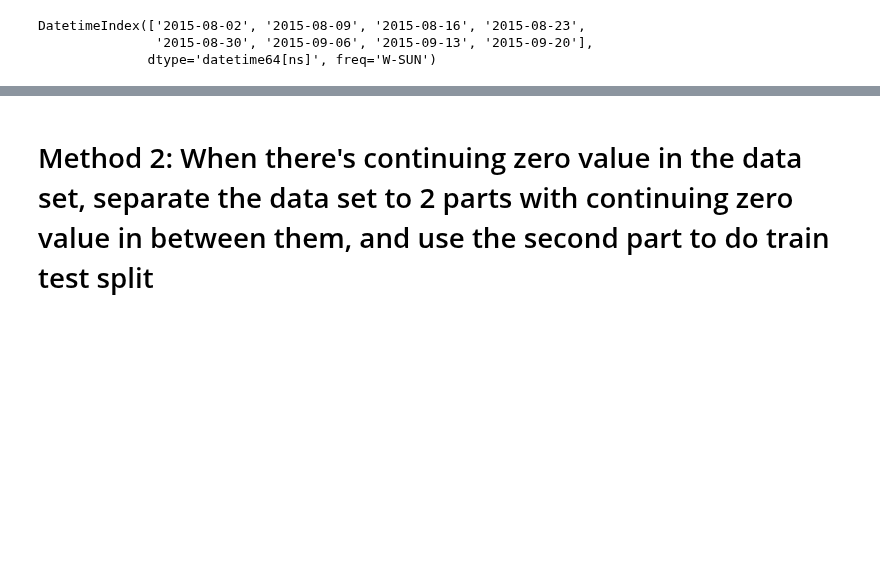
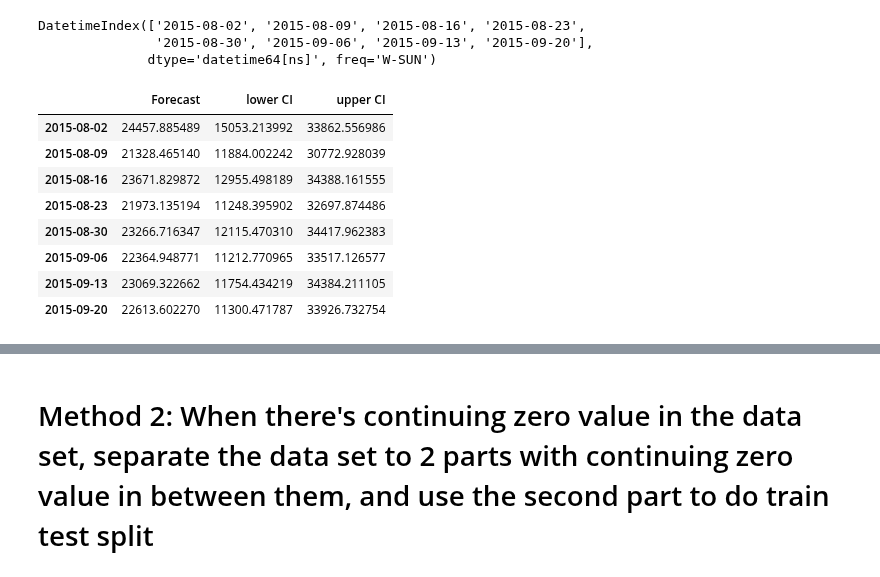
Before and after one commit to yoyo6022/covid-19, a Jupyter notebook: Notebook/Modeling Compare.ipynb, the cells around one changed output, grey strips where cells are left out. Saved outputs shown, nothing was run; the diff lists cells and outputs as text; code cells hidden in the pictures; blank space fills up the shorter version.

```diff
--- a/Notebook/Modeling Compare.ipynb
+++ b/Notebook/Modeling Compare.ipynb
@@ -170,3 +173,15 @@ Forecast = pd.DataFrame(arima_model.predict(n_periods=8), index=forecastindex)
+# %%
+pd.DataFrame([forecast, CI[:,0], CI[:,1]], index=['Forecast', 'lower CI', 'upper CI']).T.set_index(forecastindex)
+# %% [output]
+|  | Forecast | lower CI | upper CI |
+| 2015-08-02 | 24457.885489 | 15053.213992 | 33862.556986 |
+| 2015-08-09 | 21328.465140 | 11884.002242 | 30772.928039 |
+| 2015-08-16 | 23671.829872 | 12955.498189 | 34388.161555 |
+| 2015-08-23 | 21973.135194 | 11248.395902 | 32697.874486 |
+| 2015-08-30 | 23266.716347 | 12115.470310 | 34417.962383 |
+| 2015-09-06 | 22364.948771 | 11212.770965 | 33517.126577 |
+| 2015-09-13 | 23069.322662 | 11754.434219 | 34384.211105 |
+| 2015-09-20 | 22613.602270 | 11300.471787 | 33926.732754 |
 # %%
 plt.plot(train,label="Training")
 plt.plot(test,label="Testing")
```
Also changed, not shown: parts of 9 cells of this notebook.
